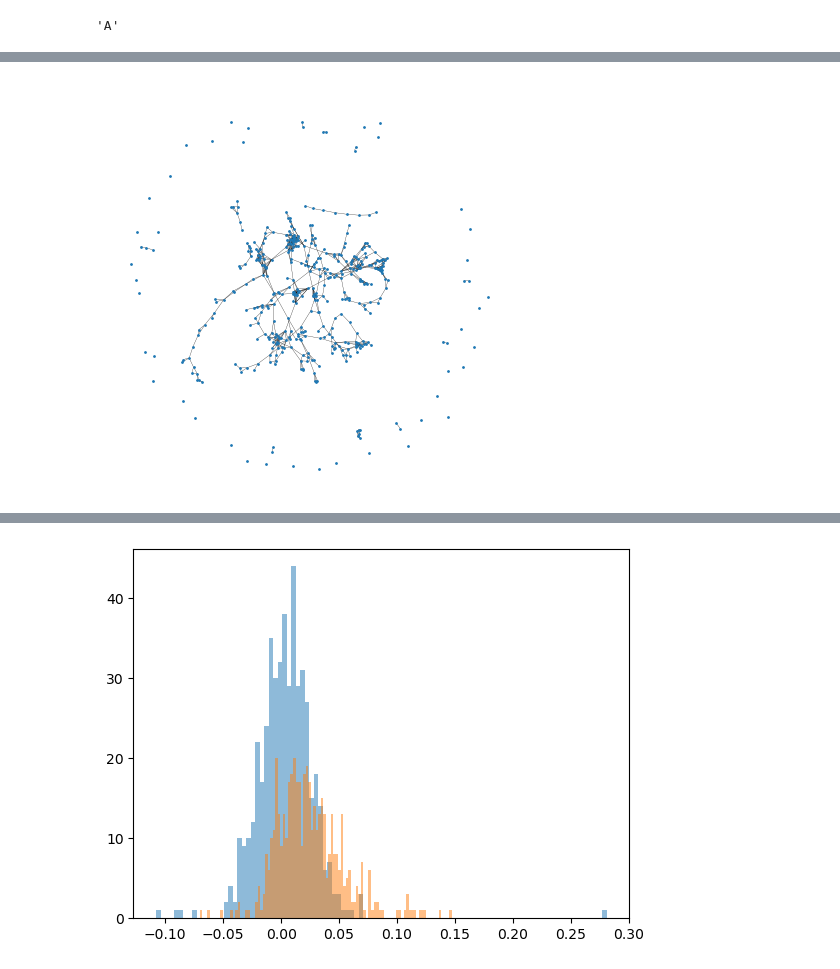
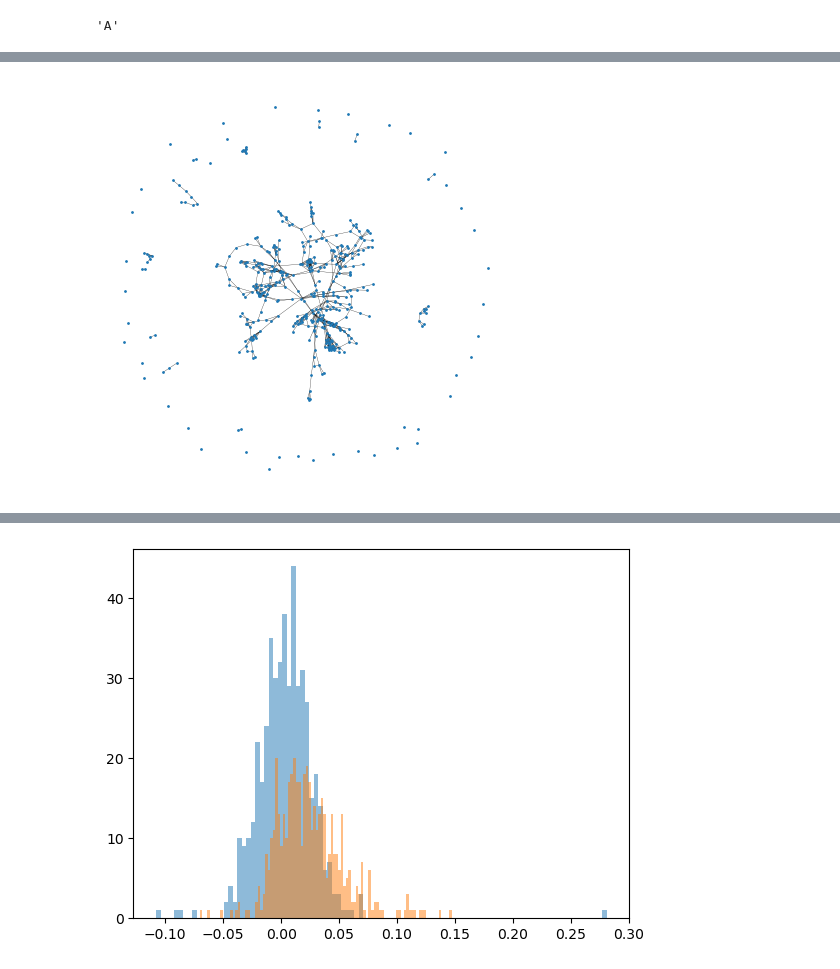
Before and after one commit to daniel620/Trustworthy-GNN-for-Financial-Time-Series, a Jupyter notebook: train.ipynb, the cells around one changed output, grey strips where cells are left out. Saved outputs shown, nothing was run; the diff lists cells and outputs as text; code cells hidden in the pictures.

```diff
--- a/train.ipynb
+++ b/train.ipynb
@@ -37,20 +37,20 @@ Fitting the model...
 # %%
 import matplotlib.pyplot as plt
 import networkx as nx
 
 adjacency_matrix = gc.get_adjacency_matrix(tho_adj)
-G = nx.from_numpy_matrix(adjacency_matrix)
+G = nx.from_numpy_array(adjacency_matrix)
 if len(gc.names) == gc.n:
     G = nx.relabel_nodes(G, dict(enumerate(gc.names)))
 # pos = nx.spring_layout(G, k=0.2*1/np.sqrt(len(G.nodes())), iterations=20)
 pos = nx.spring_layout(G)
 # pos = nx.kamada_kawai_layout(G)
 # plt.figure(3, figsize=(30, 30))
 plt.figure(figsize=(4, 4))
 nx.draw(G, with_labels=False,pos=pos, node_size=1, width=0.2)
 plt.show()
 # %% [output]
-[figure, old version]
+[figure, new version]
 # %%
 from graph_model import TempGNN
 from tqdm.notebook import tqdm
```
Also changed, not shown: parts of 3 cells of this notebook, 1 other file.
